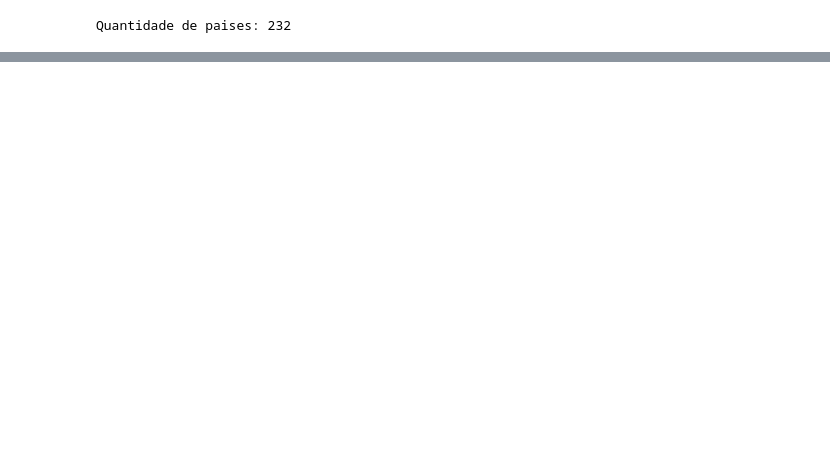
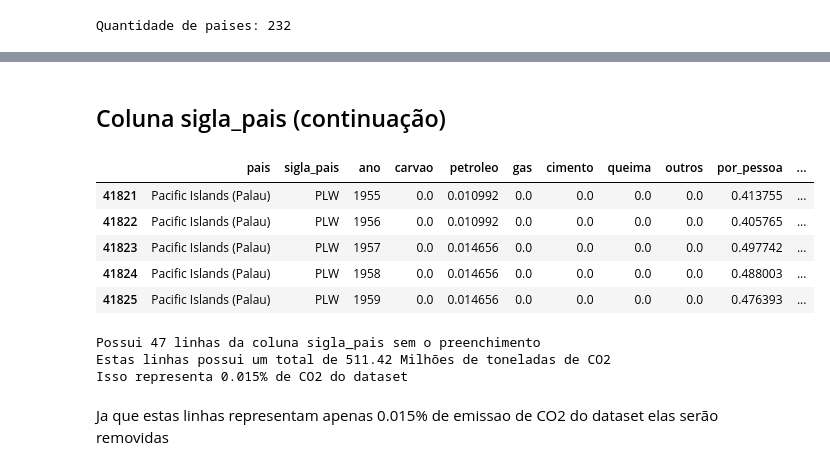
Before and after one commit to Patrick-Setubal/Data_Science_Analytics, a Jupyter notebook: puc/sprint1/sprint1.ipynb, the cells around one changed output, grey strips where cells are left out. Saved outputs shown, nothing was run; the diff lists cells and outputs as text; code cells hidden in the pictures; blank space fills up the shorter version.

```diff
--- a/puc/sprint1/sprint1.ipynb
+++ b/puc/sprint1/sprint1.ipynb
@@ -352,0 +361,27 @@ Analisar proximos passos
+# %% [markdown]
+## Coluna sigla_pais (continuação)
+# %%
+# Preencher a sigla_pais "PLW" do pais "Pacific Islands (Palau)"
+df.loc[df['pais']=='Pacific Islands (Palau)','sigla_pais'] = "PLW"
+df[df['sigla_pais']=="PLW"].head()
+# %% [output]
+|  | pais | sigla_pais | ano | carvao | petroleo | gas | cimento | queima | outros | por_pessoa | ... |
+| 41821 | Pacific Islands (Palau) | PLW | 1955 | 0.0 | 0.010992 | 0.0 | 0.0 | 0.0 | 0.0 | 0.413755 | ... |
+| 41822 | Pacific Islands (Palau) | PLW | 1956 | 0.0 | 0.010992 | 0.0 | 0.0 | 0.0 | 0.0 | 0.405765 | ... |
+| 41823 | Pacific Islands (Palau) | PLW | 1957 | 0.0 | 0.014656 | 0.0 | 0.0 | 0.0 | 0.0 | 0.497742 | ... |
+| 41824 | Pacific Islands (Palau) | PLW | 1958 | 0.0 | 0.014656 | 0.0 | 0.0 | 0.0 | 0.0 | 0.488003 | ... |
+| 41825 | Pacific Islands (Palau) | PLW | 1959 | 0.0 | 0.014656 | 0.0 | 0.0 | 0.0 | 0.0 | 0.476393 | ... |
+# %%
+# Verificar quantas linhas nao possuem sigla_pais
+df_sigla_na = df[df['sigla_pais'].isnull()]
+print(f"Possui {df_sigla_na.shape[0]} linhas da coluna sigla_pais sem o preenchimento")
+
+print(f"Estas linhas possui um total de {df_sigla_na['total_calculado'].sum().round(2)} Milhões de toneladas de CO2")
+calculed = ((df_sigla_na['total_calculado'].sum() / df.total_calculado.sum())*100).round(3)
+print(f"Isso representa {calculed}% de CO2 do dataset")
+# %% [output]
+Possui 47 linhas da coluna sigla_pais sem o preenchimento
+Estas linhas possui um total de 511.42 Milhões de toneladas de CO2
+Isso representa 0.015% de CO2 do dataset
+# %% [markdown]
+Ja que estas linhas representam apenas 0.015% de emissao de CO2 do dataset elas serão removidas
```
Also changed, not shown: parts of 4 cells of this notebook.
